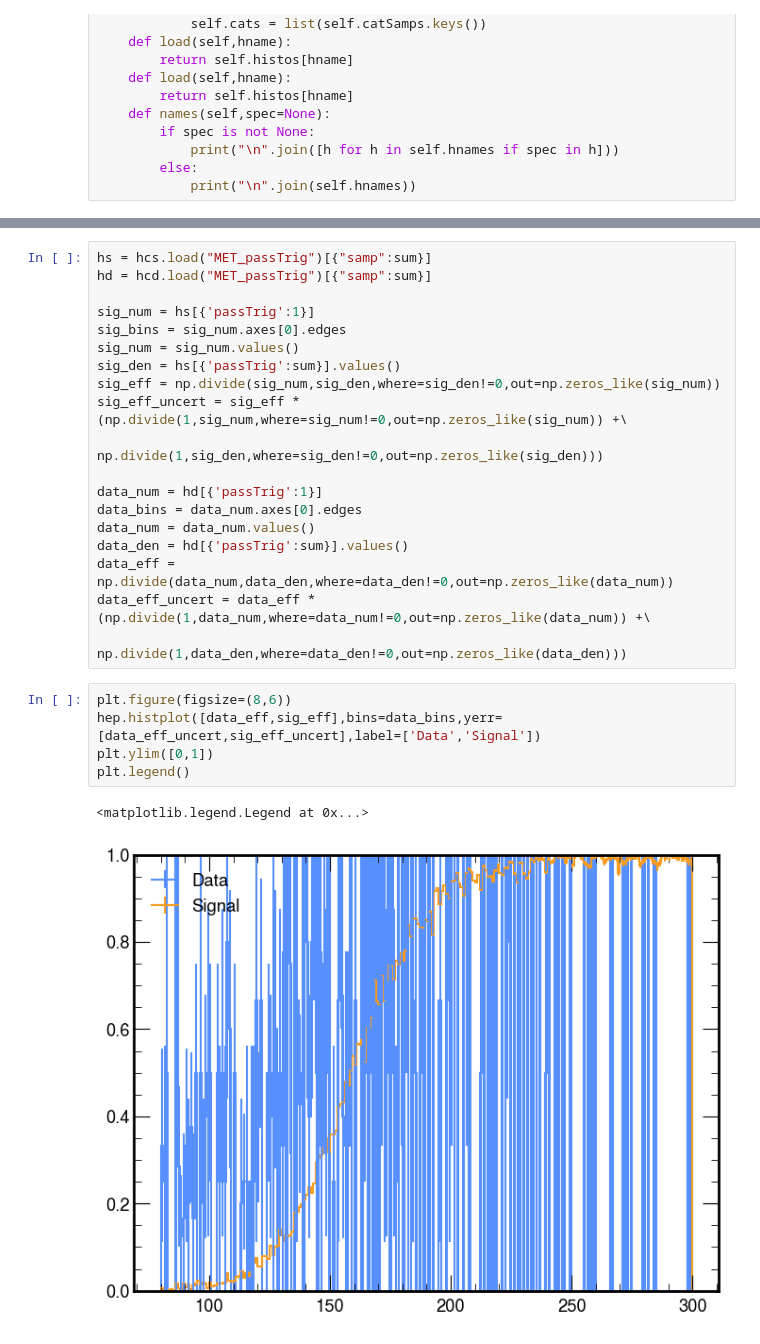
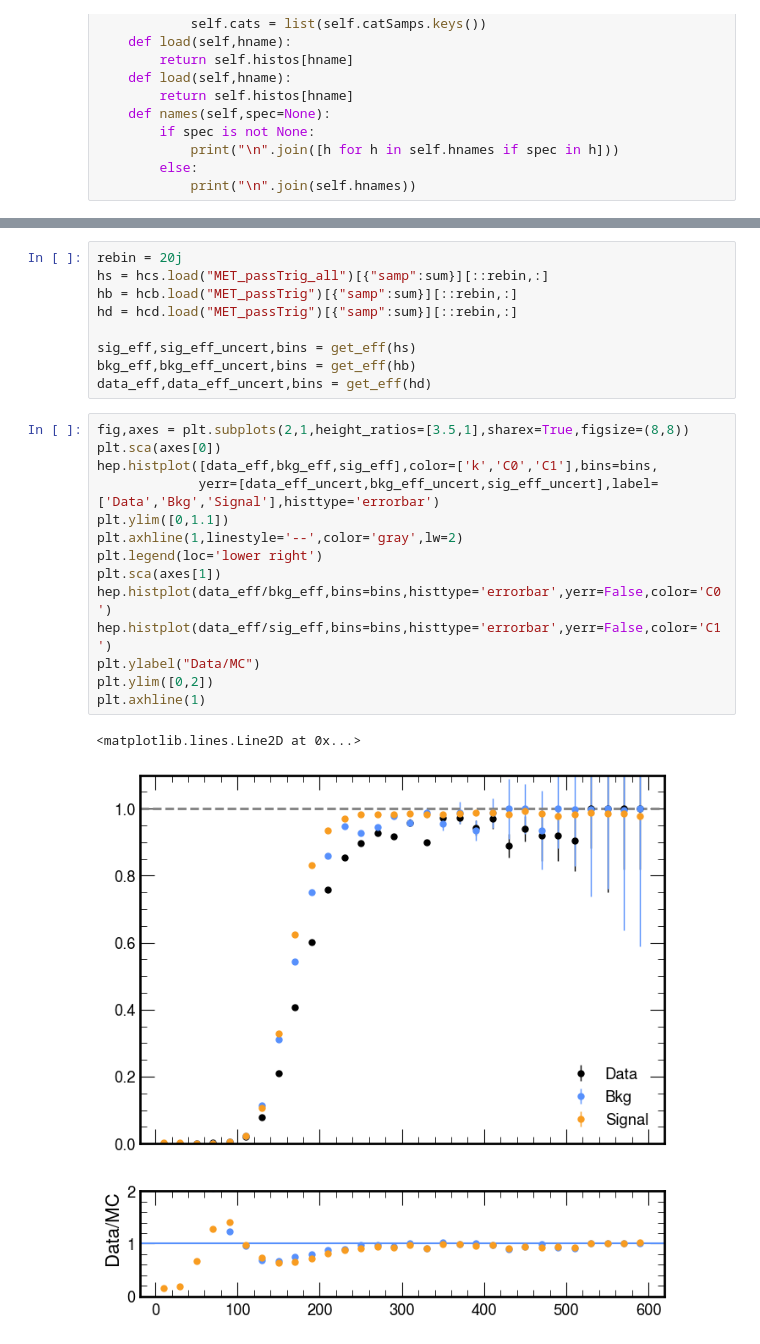
Before and after one commit to liviakong/iDMe, a Jupyter notebook: python_analysis/thesis_plots/trigger_study/triggerStudy.ipynb, the cells around one changed output, grey strips where cells are left out. Cells and saved outputs as stored; diff of their text form.

```diff
--- a/python_analysis/thesis_plots/trigger_study/triggerStudy.ipynb
+++ b/python_analysis/thesis_plots/trigger_study/triggerStudy.ipynb
@@ -46,27 +57,26 @@ hcd = histContainer("data_2018_MET_v1_triggerStudy.coffea")
 # %%
-hs = hcs.load("MET_passTrig")[{"samp":sum}]
-hd = hcd.load("MET_passTrig")[{"samp":sum}]
+rebin = 20j
+hs = hcs.load("MET_passTrig_all")[{"samp":sum}][::rebin,:]
+hb = hcb.load("MET_passTrig")[{"samp":sum}][::rebin,:]
+hd = hcd.load("MET_passTrig")[{"samp":sum}][::rebin,:]
 
-sig_num = hs[{'passTrig':1}]
-sig_bins = sig_num.axes[0].edges
-sig_num = sig_num.values()
-sig_den = hs[{'passTrig':sum}].values()
-sig_eff = np.divide(sig_num,sig_den,where=sig_den!=0,out=np.zeros_like(sig_num))
-sig_eff_uncert = sig_eff * (np.divide(1,sig_num,where=sig_num!=0,out=np.zeros_like(sig_num)) +\
-                            np.divide(1,sig_den,where=sig_den!=0,out=np.zeros_like(sig_den)))
-
-data_num = hd[{'passTrig':1}]
-data_bins = data_num.axes[0].edges
-data_num = data_num.values()
-data_den = hd[{'passTrig':sum}].values()
-data_eff = np.divide(data_num,data_den,where=data_den!=0,out=np.zeros_like(data_num))
-data_eff_uncert = data_eff * (np.divide(1,data_num,where=data_num!=0,out=np.zeros_like(data_num)) +\
-                            np.divide(1,data_den,where=data_den!=0,out=np.zeros_like(data_den)))
+sig_eff,sig_eff_uncert,bins = get_eff(hs)
+bkg_eff,bkg_eff_uncert,bins = get_eff(hb)
+data_eff,data_eff_uncert,bins = get_eff(hd)
 # %%
-plt.figure(figsize=(8,6))
-hep.histplot([data_eff,sig_eff],bins=data_bins,yerr=[data_eff_uncert,sig_eff_uncert],label=['Data','Signal'])
-plt.ylim([0,1])
-plt.legend()
+fig,axes = plt.subplots(2,1,height_ratios=[3.5,1],sharex=True,figsize=(8,8))
+plt.sca(axes[0])
+hep.histplot([data_eff,bkg_eff,sig_eff],color=['k','C0','C1'],bins=bins,
+             yerr=[data_eff_uncert,bkg_eff_uncert,sig_eff_uncert],label=['Data','Bkg','Signal'],histtype='errorbar')
+plt.ylim([0,1.1])
+plt.axhline(1,linestyle='--',color='gray',lw=2)
+plt.legend(loc='lower right')
+plt.sca(axes[1])
+hep.histplot(data_eff/bkg_eff,bins=bins,histtype='errorbar',yerr=False,color='C0')
+hep.histplot(data_eff/sig_eff,bins=bins,histtype='errorbar',yerr=False,color='C1')
+plt.ylabel("Data/MC")
+plt.ylim([0,2])
+plt.axhline(1)
 # %% [output]
-<matplotlib.legend.Legend at 0x...>
+<matplotlib.lines.Line2D at 0x...>
-[figure, old version]
+[figure, new version]
```
Also changed, not shown: parts of 3 cells of this notebook, 15 other files.
